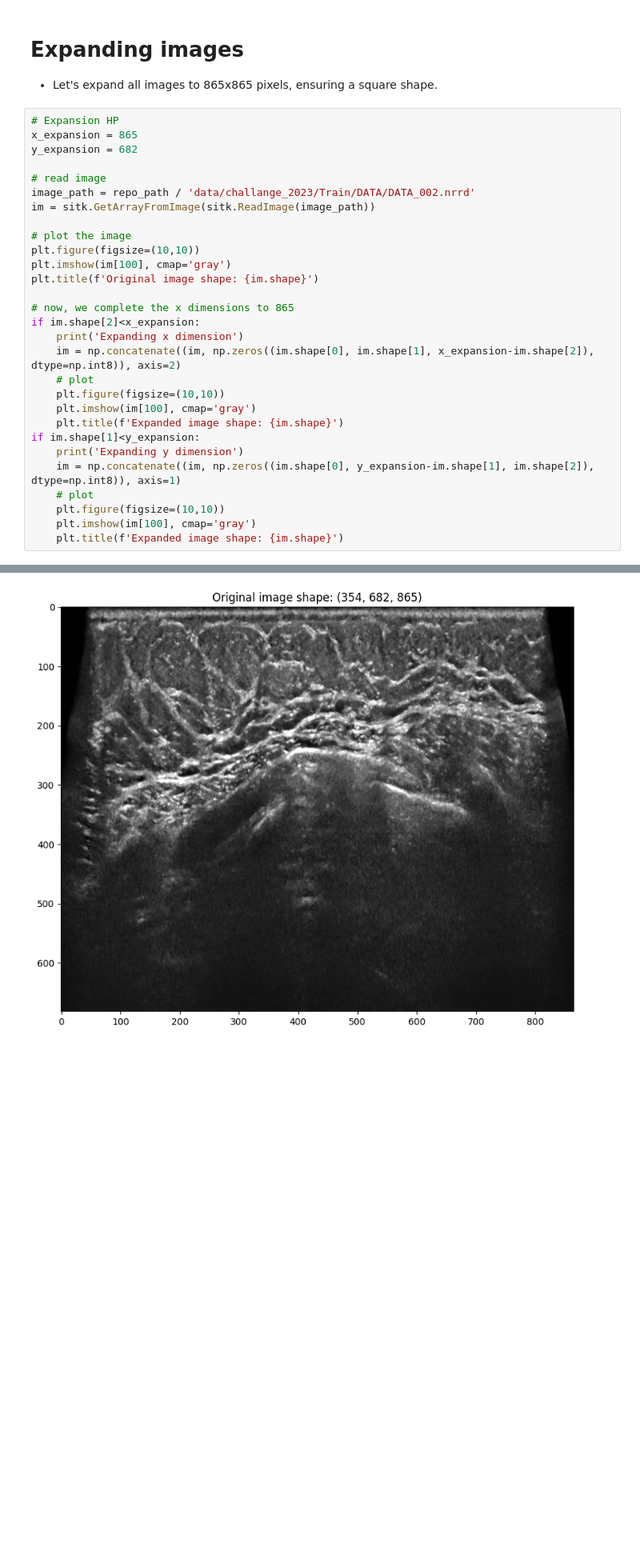
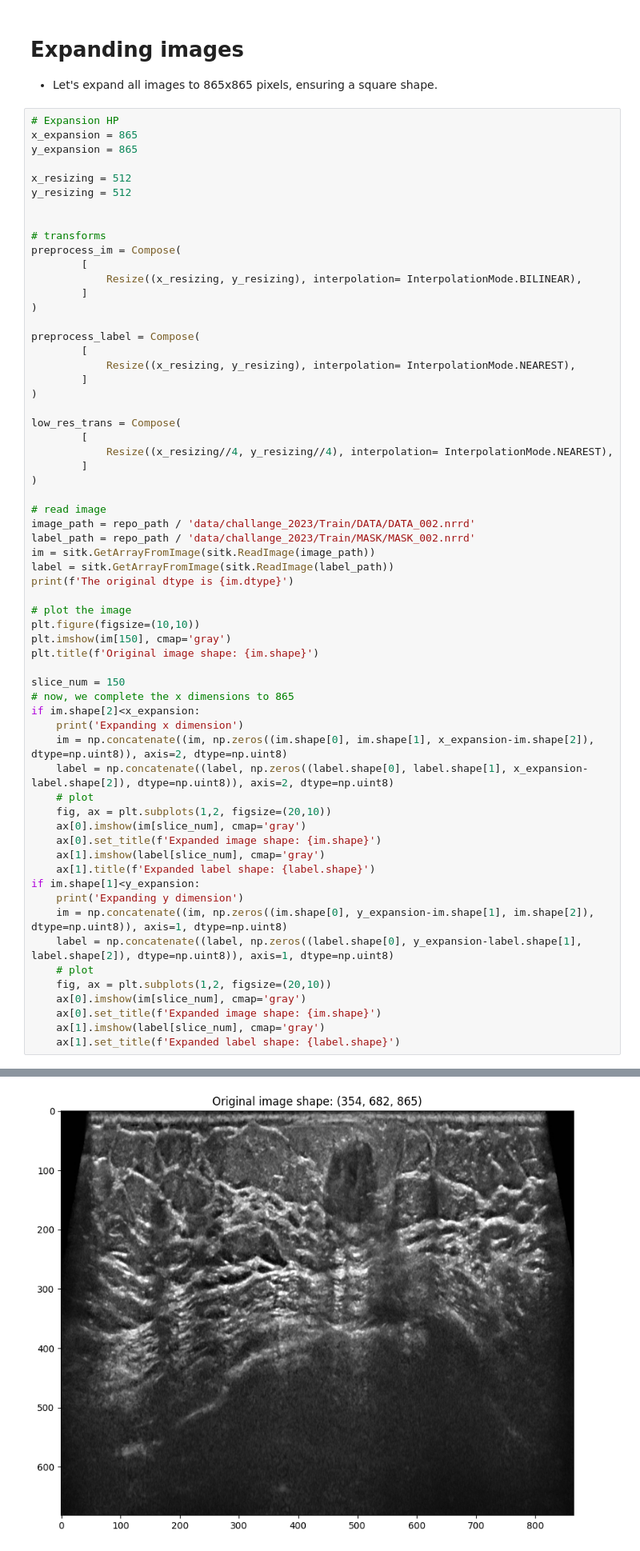
Before and after one commit to VICTORIA-project/tdsc_abus23, a Jupyter notebook: dataset_analysis/bigger_resolution.ipynb, the cells around one changed output, grey strips where cells are left out. Shown at 80% size. Drawn from its saved outputs; the diff is of its cells as text; blank space fills up the shorter version.

Commit message:
created running full-image script

```diff
--- a/dataset_analysis/bigger_resolution.ipynb
+++ b/dataset_analysis/bigger_resolution.ipynb
@@ -51,30 +51,63 @@ From analizing the Train and Val set, it is clear that the largest height and wi
 # %%
 # Expansion HP
 x_expansion = 865
-y_expansion = 682
+y_expansion = 865
+
+x_resizing = 512
+y_resizing = 512
+
+
+# transforms
+preprocess_im = Compose(
+        [
+            Resize((x_resizing, y_resizing), interpolation= InterpolationMode.BILINEAR),
+        ]
+)
+
+preprocess_label = Compose(
+        [
+            Resize((x_resizing, y_resizing), interpolation= InterpolationMode.NEAREST),
+        ]
+)
+
+low_res_trans = Compose(
+        [
+            Resize((x_resizing//4, y_resizing//4), interpolation= InterpolationMode.NEAREST),
+        ]
+)
 
 # read image
 image_path = repo_path / 'data/challange_2023/Train/DATA/DATA_002.nrrd'
+label_path = repo_path / 'data/challange_2023/Train/MASK/MASK_002.nrrd'
 im = sitk.GetArrayFromImage(sitk.ReadImage(image_path))
+label = sitk.GetArrayFromImage(sitk.ReadImage(label_path))
+print(f'The original dtype is {im.dtype}')
 
 # plot the image
 plt.figure(figsize=(10,10))
-plt.imshow(im[100], cmap='gray')
+plt.imshow(im[150], cmap='gray')
 plt.title(f'Original image shape: {im.shape}')
 
+slice_num = 150
 # now, we complete the x dimensions to 865
 if im.shape[2]<x_expansion:
     print('Expanding x dimension')
-    im = np.concatenate((im, np.zeros((im.shape[0], im.shape[1], x_expansion-im.shape[2]), dtype=np.int8)), axis=2)
+    im = np.concatenate((im, np.zeros((im.shape[0], im.shape[1], x_expansion-im.shape[2]), dtype=np.uint8)), axis=2, dtype=np.uint8)
+    label = np.concatenate((label, np.zeros((label.shape[0], label.shape[1], x_expansion-label.shape[2]), dtype=np.uint8)), axis=2, dtype=np.uint8)
     # plot
-    plt.figure(figsize=(10,10))
-    plt.imshow(im[100], cmap='gray')
-    plt.title(f'Expanded image shape: {im.shape}')
+    fig, ax = plt.subplots(1,2, figsize=(20,10))
+    ax[0].imshow(im[slice_num], cmap='gray')
+    ax[0].set_title(f'Expanded image shape: {im.shape}')
+    ax[1].imshow(label[slice_num], cmap='gray')
+    ax[1].title(f'Expanded label shape: {label.shape}')
 if im.shape[1]<y_expansion:
     print('Expanding y dimension')
-    im = np.concatenate((im, np.zeros((im.shape[0], y_expansion-im.shape[1], im.shape[2]), dtype=np.int8)), axis=1)
+    im = np.concatenate((im, np.zeros((im.shape[0], y_expansion-im.shape[1], im.shape[2]), dtype=np.uint8)), axis=1, dtype=np.uint8)
+    label = np.concatenate((label, np.zeros((label.shape[0], y_expansion-label.shape[1], label.shape[2]), dtype=np.uint8)), axis=1, dtype=np.uint8)
     # plot
-    plt.figure(figsize=(10,10))
-    plt.imshow(im[100], cmap='gray')
-    plt.title(f'Expanded image shape: {im.shape}')
+    fig, ax = plt.subplots(1,2, figsize=(20,10))
+    ax[0].imshow(im[slice_num], cmap='gray')
+    ax[0].set_title(f'Expanded image shape: {im.shape}')
+    ax[1].imshow(label[slice_num], cmap='gray')
+    ax[1].set_title(f'Expanded label shape: {label.shape}')
 # %% [output]
@@ -81 +116 @@ if im.shape[1]<y_expansion:
-[figure, old version]
+[figure, new version]
```
Also changed, not shown: parts of 5 cells of this notebook, 1 other file.
